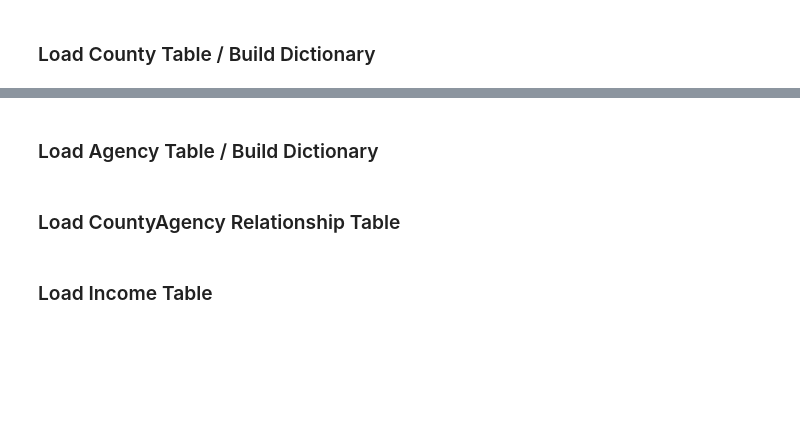
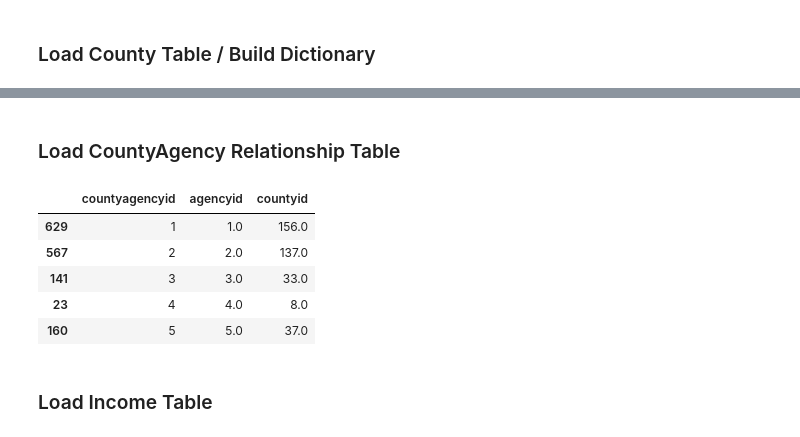
Before and after one commit to joh10935/Georgia-Crime-Map, a Jupyter notebook: SQL_Load_Data.ipynb, the cells around one changed output, grey strips where cells are left out. Cells and saved outputs as stored; diff of their text form; code cells hidden in the pictures; blank space fills up the shorter version.

```diff
--- a/SQL_Load_Data.ipynb
+++ b/SQL_Load_Data.ipynb
@@ -96,8 +55,10 @@ for x in GA_data:
 # %% [markdown]
 ### Load County Table / Build Dictionary
 # %%
+# Reuse result from agencies call, extract into DF
 countyList = []
-countyDF = pd.DataFrame(list(db.destination.find({})))['County']
+countyDF = pd.json_normalize(response['results'])
+countyDF = countyDF['county_name']
 
 # split multi-counties into individual
 for row in countyDF:
@@ -125,2 +99,0 @@ OperationalError: (psycopg2.OperationalError) connection to server at "localhost
-# %% [markdown]
-### Load Agency Table / Build Dictionary
@@ -144,25 +100,33 @@ agency_dict
 # %% [markdown]
 ### Load CountyAgency Relationship Table
 # %%
-DF_raw = pd.DataFrame(list(db.destination.find({})))[['Agency Name','County','ORI','Latitude','Longitude']]
+# Reuse result from agencies call, extract into DF
+resultDF = pd.json_normalize(response['results'])[['agency_name','county_name']]
 countyagencyDF = pd.DataFrame(columns=['agencyid','countyid'])
 
-for index, row in DF_raw.iterrows():
+for index, row in resultDF.iterrows():
 
     # split the multi-counties
-    if ';' in row.County:
-        counties = row.County.split('; ')
+    if ';' in row.county_name:
+        counties = row.county_name.split('; ')
 
         for cnty in counties:
             if cnty != '':
                 countyagencyDF.loc[len(countyagencyDF.index)] = [agency_dict.get(row[0]), county_dict.get(cnty)]
     else:
         countyagencyDF.loc[len(countyagencyDF.index)] = [agency_dict.get(row[0]), county_dict.get(row[1])]
 
 countyagencyDF = countyagencyDF.sort_values(by=['agencyid','countyid'])
 countyagencyDF.insert(0, 'countyagencyid', range(1, 1 + len(countyagencyDF.index)))
 countyagencyDF.to_sql(name='CountyAgency', con=engine, if_exists='replace', index=False)
 countyagencyDF.head(5)
+# %% [output]
+|  | countyagencyid | agencyid | countyid |
+| 629 | 1 | 1.0 | 156.0 |
+| 567 | 2 | 2.0 | 137.0 |
+| 141 | 3 | 3.0 | 33.0 |
+| 23 | 4 | 4.0 | 8.0 |
+| 160 | 5 | 5.0 | 37.0 |
 # %% [markdown]
 ### Load Income Table
 # %%
```
Also changed, not shown: parts of 16 cells of this notebook.
